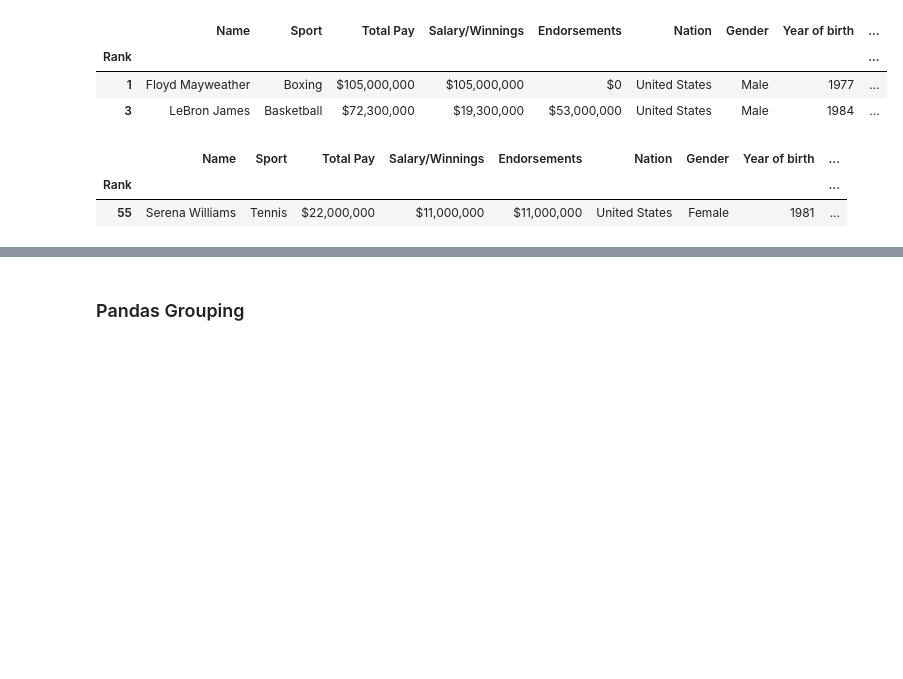
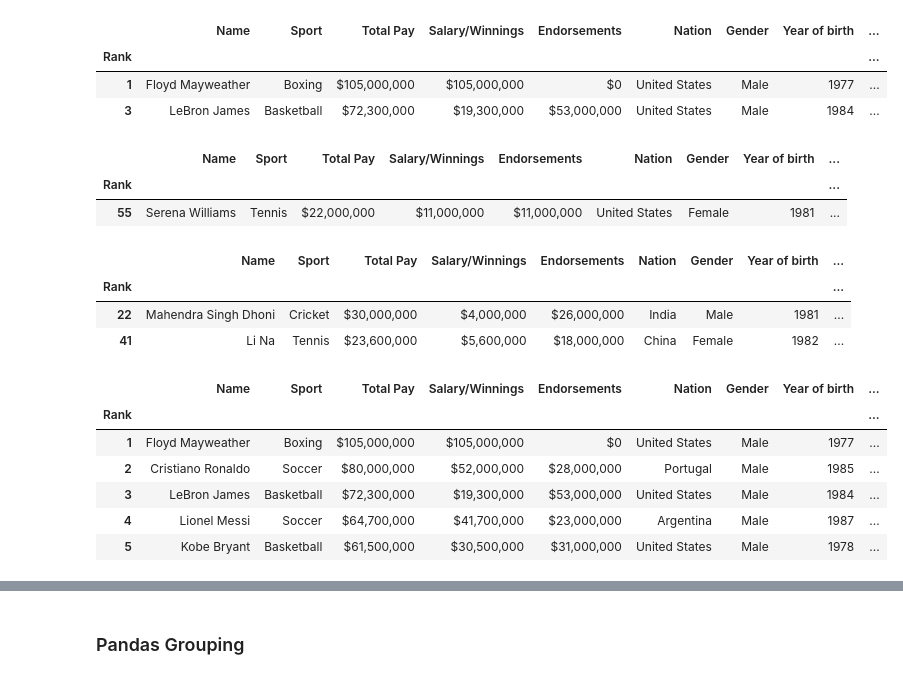
Before and after one commit to ajithpmohan/PythonDataAnalysisVisualization, a Jupyter notebook: pandas/athletes.ipynb, the cells around one changed output, grey strips where cells are left out. Cells and saved outputs as stored; diff of their text form; code cells hidden in the pictures; blank space fills up the shorter version.

```diff
--- a/pandas/athletes.ipynb
+++ b/pandas/athletes.ipynb
@@ -260,3 +294,20 @@ athlete_df2.query('Nation == "United States" and Gender == "Female"')
 |  | Name | Sport | Total Pay | Salary/Winnings | Endorsements | Nation | Gender | Year of birth | ... |
 | Rank |  |  |  |  |  |  |  |  | ... |
 | 55 | Serena Williams | Tennis | $22,000,000 | $11,000,000 | $11,000,000 | United States | Female | 1981 | ... |
+# %%
+athlete_df2.query('Nation.isin(["China","India"])')
+# %% [output]
+|  | Name | Sport | Total Pay | Salary/Winnings | Endorsements | Nation | Gender | Year of birth | ... |
+| Rank |  |  |  |  |  |  |  |  | ... |
+| 22 | Mahendra Singh Dhoni | Cricket | $30,000,000 | $4,000,000 | $26,000,000 | India | Male | 1981 | ... |
+| 41 | Li Na | Tennis | $23,600,000 | $5,600,000 | $18,000,000 | China | Female | 1982 | ... |
+# %%
+athlete_df2.loc[athlete_df2['Place of Birth'].notna()].head()
+# %% [output]
+|  | Name | Sport | Total Pay | Salary/Winnings | Endorsements | Nation | Gender | Year of birth | ... |
+| Rank |  |  |  |  |  |  |  |  | ... |
+| 1 | Floyd Mayweather | Boxing | $105,000,000 | $105,000,000 | $0 | United States | Male | 1977 | ... |
+| 2 | Cristiano Ronaldo | Soccer | $80,000,000 | $52,000,000 | $28,000,000 | Portugal | Male | 1985 | ... |
+| 3 | LeBron James | Basketball | $72,300,000 | $19,300,000 | $53,000,000 | United States | Male | 1984 | ... |
+| 4 | Lionel Messi | Soccer | $64,700,000 | $41,700,000 | $23,000,000 | Argentina | Male | 1987 | ... |
+| 5 | Kobe Bryant | Basketball | $61,500,000 | $30,500,000 | $31,000,000 | United States | Male | 1978 | ... |
```
Also changed, not shown: parts of 6 cells of this notebook, 1 other file.
